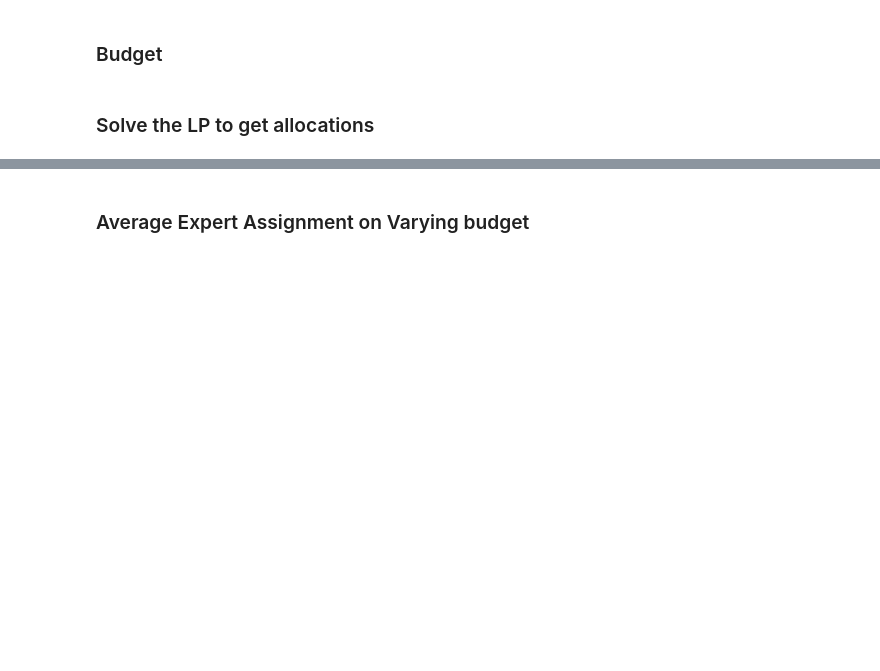
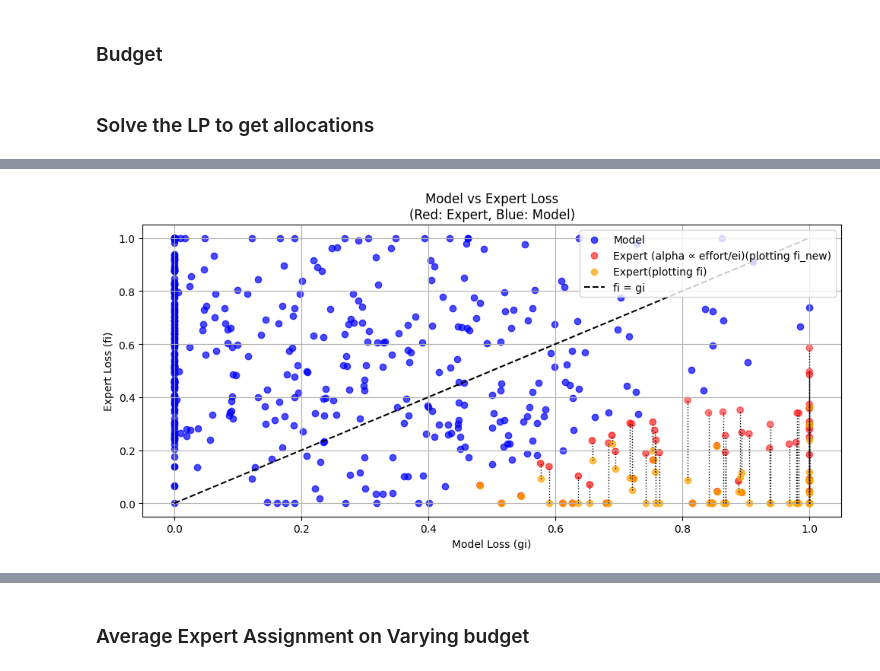
Before and after one commit to AnshulV05/Resource_constrained_deferring, a Jupyter notebook: project.ipynb, the cells around one changed output, grey strips where cells are left out. Cells and saved outputs as stored; diff of their text form; code cells hidden in the pictures; blank space fills up the shorter version.

```diff
--- a/project.ipynb
+++ b/project.ipynb
@@ -91,0 +271,84 @@ plt.show()
+# %%
+# Compute brightness
+# DataFrame for analysis
+df = pd.DataFrame({
+    'gi': gi,
+    'fi': fi,
+    'fi_new': fi_new,
+    'ei': ei,
+    'Xi': Xi,
+    'effort': effort,
+})
+
+df['AssignedToExpert'] = df['Xi'] == 1
+
+# === Visualization 1: Model vs Expert Loss ===
+# Separate red (expert) and blue (model) points
+expert_df = df[df['AssignedToExpert']]
+model_df = df[~df['AssignedToExpert']]
+
+# Plot
+plt.figure(figsize=(10, 5))
+# Blue points: fixed alpha
+plt.scatter(model_df['gi'], model_df['fi_new'], color='blue', alpha=0.7, label='Model')
+# Red points: variable alpha
+plt.scatter(expert_df['gi'], expert_df['fi_new'],
+            color='red',
+            alpha=0.7*np.exp((expert_df['effort'] / expert_df['ei'] ) -1),
+            label='Expert (alpha ∝ effort/ei)(plotting fi_new)')
+
+plt.scatter(expert_df['gi'], expert_df['fi'],
+            color='orange',
+            alpha=0.7,
+            label='Expert(plotting fi)')
+
+for _, row in expert_df.iterrows():
+    plt.plot([row['gi'], row['gi']],
+             [row['fi'], row['fi_new']],
+             'k:', linewidth=1)
+
+plt.plot([0, 1], [0, 1], 'k--', label='fi = gi')
+plt.xlabel('Model Loss (gi)')
+plt.ylabel('Expert Loss (fi)')
+plt.title('Model vs Expert Loss\n(Red: Expert, Blue: Model)')
+plt.legend()
+plt.grid(True)
+plt.tight_layout()
+plt.show()
+
+
+
+# === Visualization 2: Effort vs Loss Reduction ===
+plt.figure(figsize=(10, 5))
+plt.scatter(model_df['ei'], model_df['gi']-model_df['fi_new'], color='blue', alpha=0.7, label='Model')
+
+plt.scatter(expert_df['ei'], expert_df['gi']-expert_df['fi_new'],
+            color='red',
+            alpha=0.7*np.exp((expert_df['effort'] / expert_df['ei'] ) -1),
+            label='Expert (alpha ∝ effort/ei)(plotting fi_new)')
+
+plt.scatter(expert_df['ei'], expert_df['gi']-expert_df['fi'],
+            color='orange',
+            alpha=0.7,
+            label='Expert (plotting fi)')
+
+for _, row in expert_df.iterrows():
+    plt.plot([row['ei'], row['ei']],
+             [row['gi']-row['fi_new'], row['gi']-row['fi']],
+             'k:', linewidth=1)
+
+plt.axvline(x=expert_df['effort'].max(), color='k', linestyle='--', label='Effort applied')
+plt.axhline(y=0, color='k', linestyle='-', label='Loss Reduction = 0')
+plt.xlabel('Effort (ei)')
+plt.ylabel('Loss Reduction (gi - fi)')
+plt.title('Effort vs Loss Reduction\n(Red: Expert, Blue: Model)')
+plt.grid(True)
+plt.tight_layout()
+# plt.xlim(0, 1)
+# plot a line from 0,0 to 1,threshold_er
+plt.plot([0.5, 1], [threshold_er/2, threshold_er], 'k--', label='Threshold ER')
+plt.legend()
+# plt.ylim(0, 1)
+plt.show()
+# %% [output]
+[figure, added]
```
Also changed, not shown: parts of 21 cells of this notebook, 3 other files.
